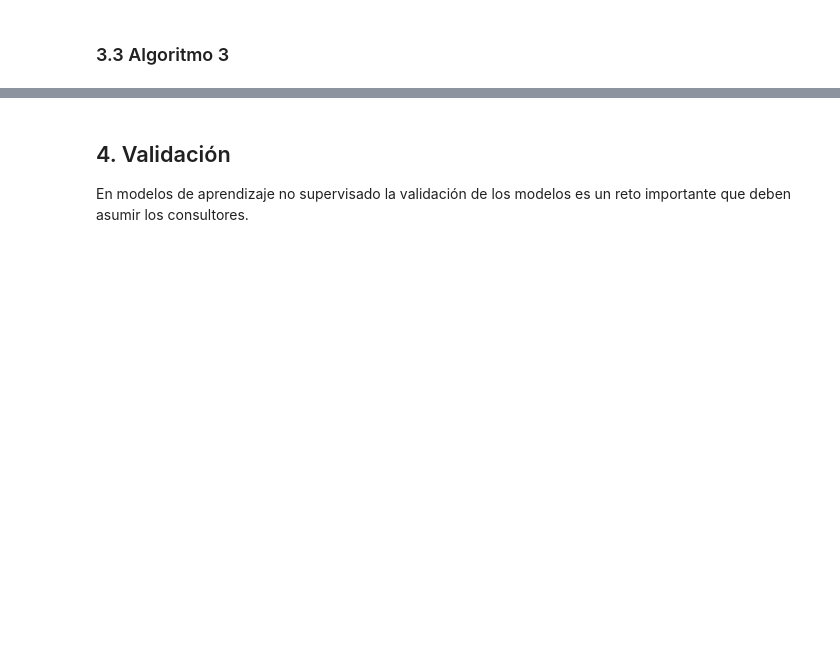
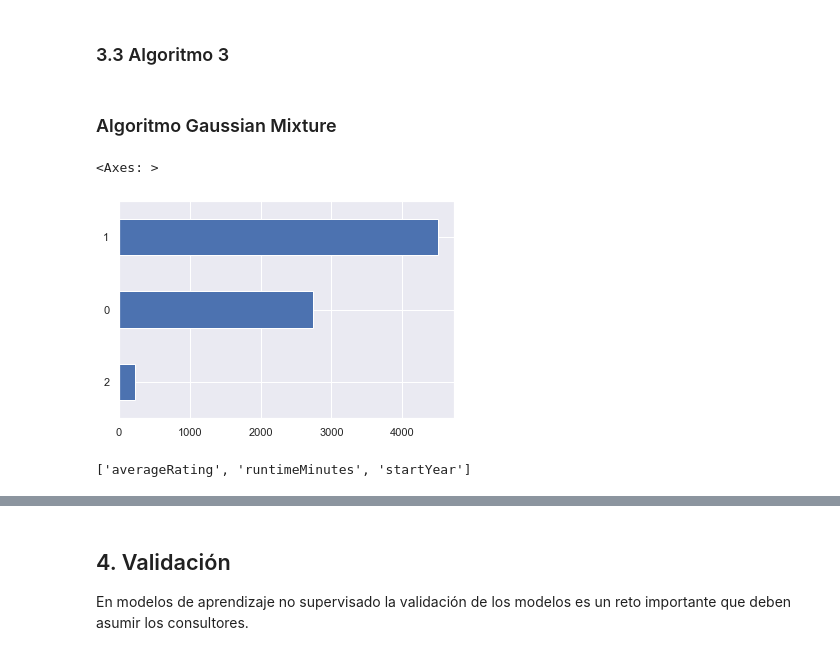
Before and after one commit to montejs3/Bi, a Jupyter notebook: LabBi/lab.ipynb, the cells around one changed output, grey strips where cells are left out. Drawn from its saved outputs; the diff is of its cells as text; code cells hidden in the pictures; blank space fills up the shorter version.

Commit message:
Gaussian mixture

```diff
--- a/LabBi/lab.ipynb
+++ b/LabBi/lab.ipynb
@@ -545,2 +589,17 @@ plt.show()
 # %% [markdown]
 ### 3.3 Algoritmo 3
+# %% [markdown]
+### Algoritmo Gaussian Mixture
+# %%
+gaussioan = GaussianMixture(n_components=3, random_state=6)
+# %%
+df['cluster']=gaussioan.fit_predict(X)
+# %%
+df['cluster'].value_counts().sort_values().plot.barh()
+# %% [output]
+<Axes: >
+[figure, added]
+# %%
+features
+# %% [output]
+['averageRating', 'runtimeMinutes', 'startYear']
```
Also changed, not shown: parts of 14 cells of this notebook.
